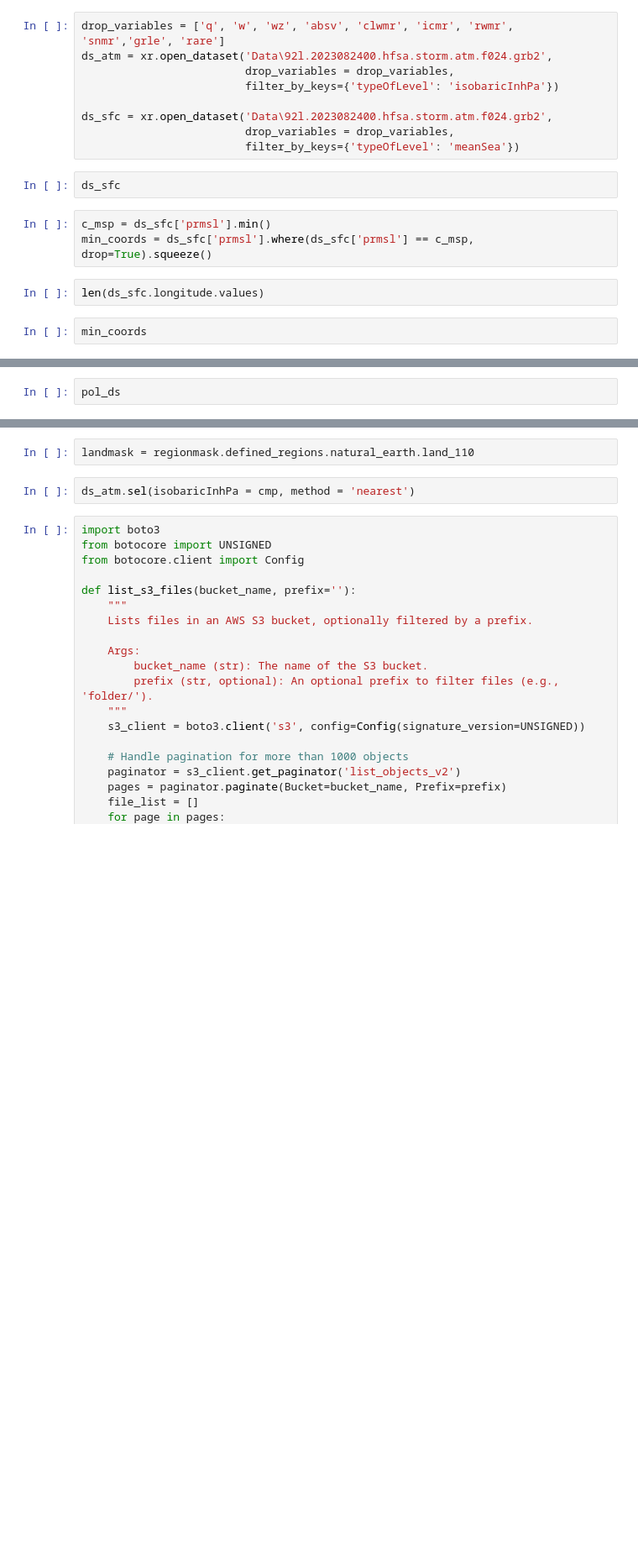
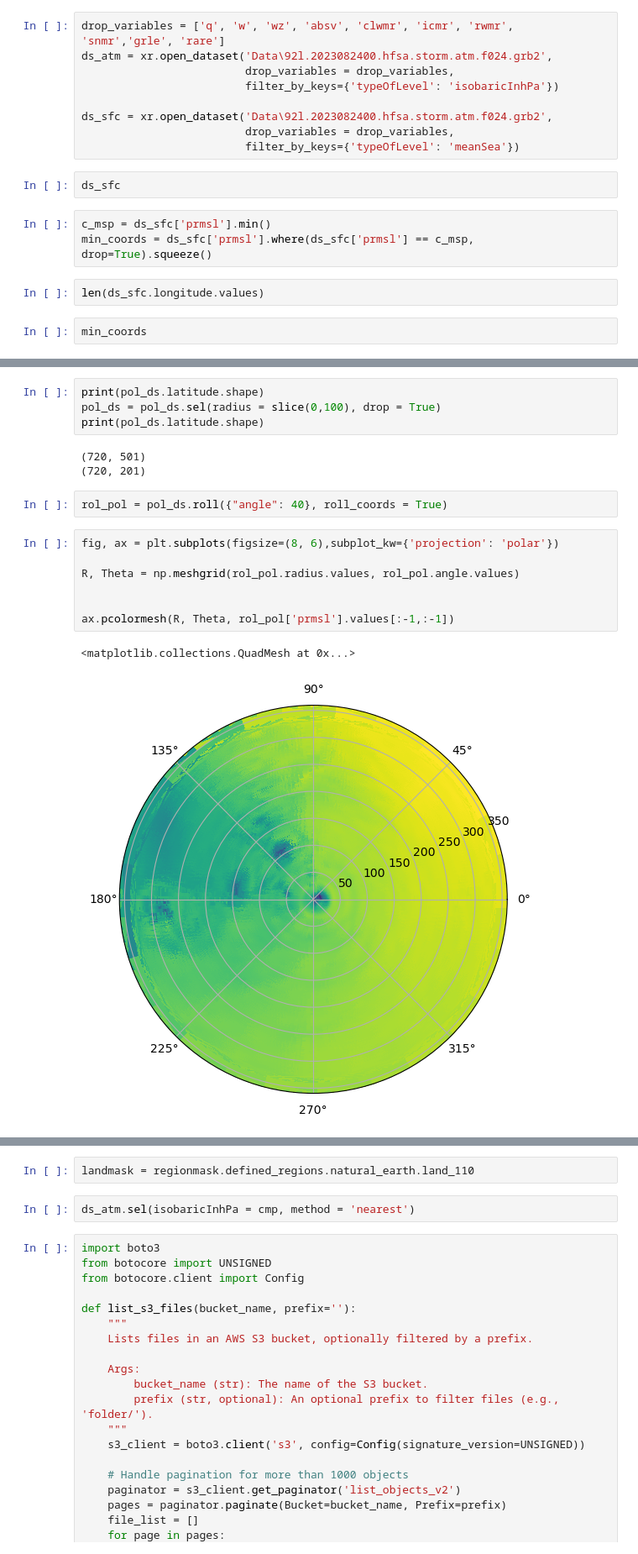
Before and after one commit to ArcticOctopi/Dimensional-Reduction-in-Tropical-Cyclones, a Jupyter notebook: scratchpad.ipynb, the cells around one changed output, grey strips where cells are left out. Shown: that part at 84% size. Drawn from its saved outputs; the diff is of its cells as text; blank space fills up the shorter version.

Commit message:
finished converting to polar. working on rotating

```diff
--- a/scratchpad.ipynb
+++ b/scratchpad.ipynb
@@ -136,3 +113,20 @@ pol_ds = to_polar(ds = ds_sfc.isel(longitude = slice(100,-100)).squeeze(), origi
+# %%
+print(pol_ds.latitude.shape)
+pol_ds = pol_ds.sel(radius = slice(0,100), drop = True)
+print(pol_ds.latitude.shape)
+# %% [output]
+(720, 501)
+(720, 201)
+# %%
+rol_pol = pol_ds.roll({"angle": 40}, roll_coords = True)
 # %%
-pol_ds
+fig, ax = plt.subplots(figsize=(8, 6),subplot_kw={'projection': 'polar'})
+
+R, Theta = np.meshgrid(rol_pol.radius.values, rol_pol.angle.values)
+
+
+ax.pcolormesh(R, Theta, rol_pol['prmsl'].values[:-1,:-1])
+# %% [output]
+<matplotlib.collections.QuadMesh at 0x...>
+[figure, added]
 # %%
```
Also changed, not shown: parts of 4 cells of this notebook.
